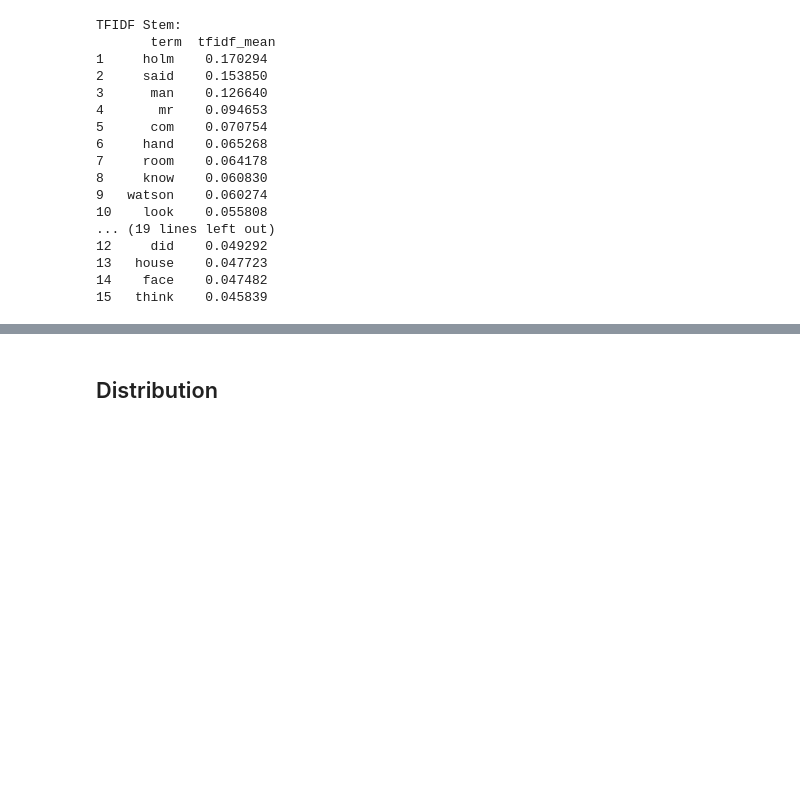
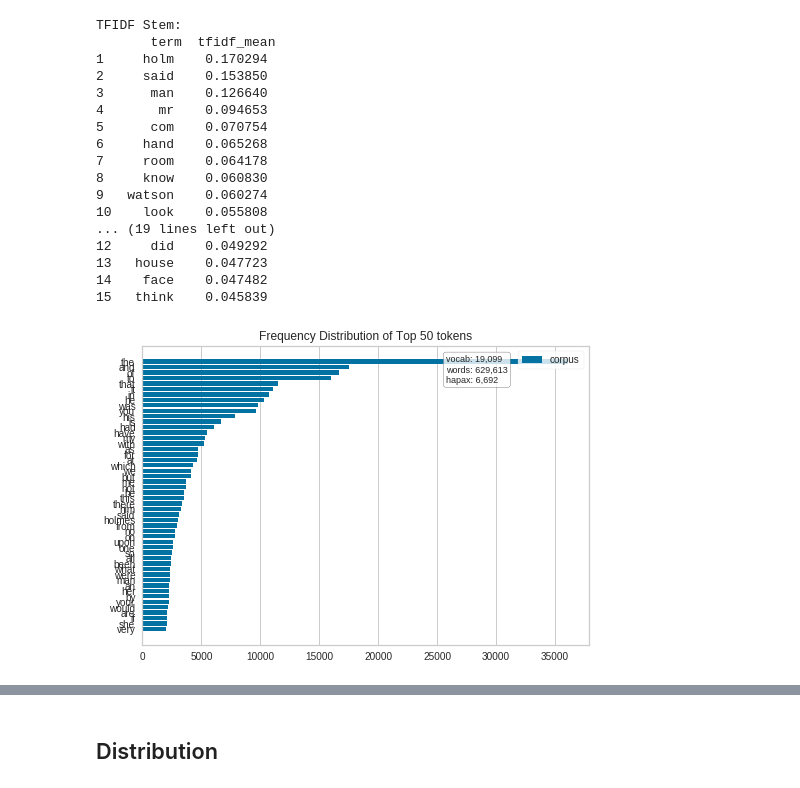
Before and after one commit to datadonK23/pyData-Projects, a Jupyter notebook: HolmesTopicModels/holmes-topic-models/notebook/1_Exploration.ipynb, the cells around one changed output, grey strips where cells are left out. Cells and saved outputs as stored; diff of their text form; code cells hidden in the pictures; blank space fills up the shorter version.

Commit message:
Exploration, word frequencies

```diff
--- a/HolmesTopicModels/holmes-topic-models/notebook/1_Exploration.ipynb
+++ b/HolmesTopicModels/holmes-topic-models/notebook/1_Exploration.ipynb
@@ -116,6 +116,9 @@ class TextWrangler(object):
 ## Vectorizer
 # %%
 from sklearn.feature_extraction.text import CountVectorizer, TfidfVectorizer
+
+bow_pure = CountVectorizer(strip_accents="ascii", lowercase=True, stop_words=None)
+X_bow_pure = bow_pure.fit_transform(raw_corpus.data)
 
 bow_stem = CountVectorizer(strip_accents="ascii", tokenizer=TextWrangler(kind="stem"))
 X_bow_stem = bow_stem.fit_transform(raw_corpus.data)
@@ -167,9 +174,11 @@ assert bow_stem.get_feature_names() == tfidf_stem.get_feature_names(), "Mismatch
 assert bow_lemma.get_feature_names() == tfidf_lemma.get_feature_names(), "Mismatch of lemma feature names (->tokenize)"
 stem_features = bow_stem.get_feature_names()
 lemma_features = bow_lemma.get_feature_names()
+pure_features = bow_pure.get_feature_names()
 
 bow_stem_sum = X_bow_stem.sum(axis=0)
 bow_lemma_sum = X_bow_lemma.sum(axis=0)
+bow_pure_sum = X_bow_pure.sum(axis=0)
 
 tfidf_stem_mean = X_tfidf_stem.mean(axis=0)
 tfidf_lemma_mean = X_tfidf_lemma.mean(axis=0)
@@ -221,3 +232,11 @@ TFIDF Stem:
 13   house    0.047723
 14    face    0.047482
 15   think    0.045839
+# %%
+from yellowbrick.text.freqdist import FreqDistVisualizer
+
+visualizer = FreqDistVisualizer(features=pure_features)
+visualizer.fit(X_bow_pure)
+visualizer.poof()
+# %% [output]
+[figure, added]
```
Also changed, not shown: parts of 12 cells of this notebook, 3 other files.
